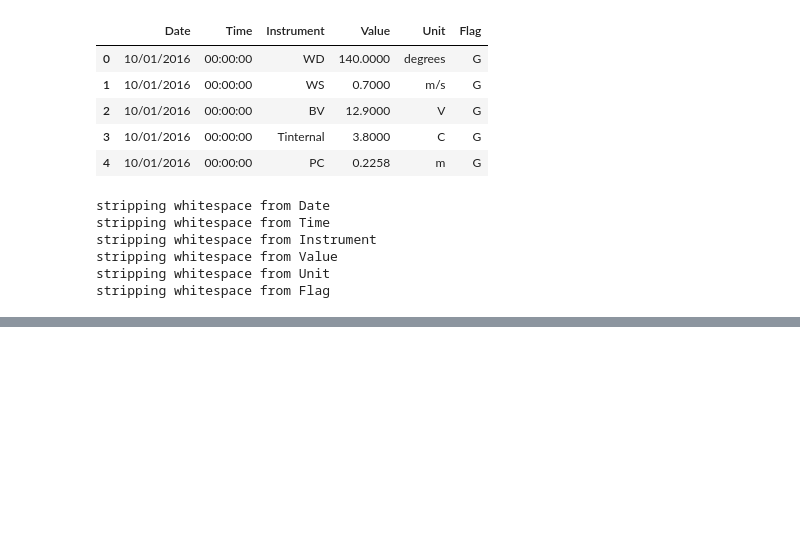
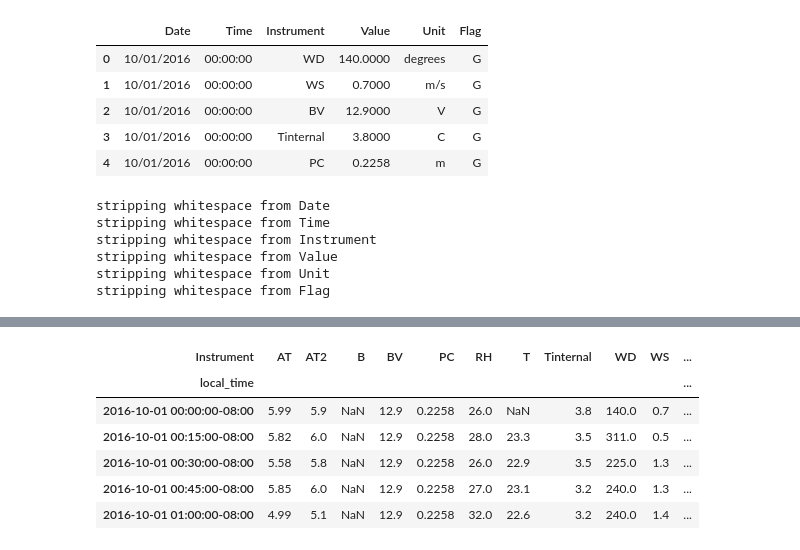
Before and after one commit to ehbaker/WXmunge, a Jupyter notebook: L0_wolv990.ipynb, the cells around one changed output, grey strips where cells are left out. Drawn from its saved outputs; the diff is of its cells as text; code cells hidden in the pictures; blank space fills up the shorter version.

```diff
--- a/L0_wolv990.ipynb
+++ b/L0_wolv990.ipynb
@@ -132,0 +93,10 @@ array([ 0, 14, 15, 29, 30, 44, 45, 59], dtype=int64)
+# %%
+#In the uncommon instance that a sensor has duplicate values at a single timestep, set sensor name and value to NAN
+# - this occurs occasionally during maintenance, as sensors are being renamed and added
+for ii in dat.local_time.unique():
+    testdat=dat[ii:ii]
+    if len(testdat[testdat.Instrument.duplicated()])>0:
+        duplicate_sensor_name=testdat.loc[testdat.Instrument.duplicated(), 'Instrument'][0]
+        print(duplicate_sensor_name + " is being set to NAN at " + str(ii))
+        dat.loc[(dat.Instrument==duplicate_sensor_name) & (dat.index==ii), 'Instrument']=np.nan
+        dat.loc[(dat.Instrument==duplicate_sensor_name) & (dat.index==ii), 'Value']=np.nan
@@ -132,0 +106,14 @@ array([ 0, 14, 15, 29, 30, 44, 45, 59], dtype=int64)
+# %%
+#Cast the data from long -> wide format
+dat=dat.reset_index() #reset index so all unique
+wide_dat=dat.pivot_table(columns='Instrument', values='Value', index='local_time')
+# %%
+wide_dat.head()
+# %% [output]
+| Instrument | AT | AT2 | B | BV | PC | RH | T | Tinternal | WD | WS | ... |
+| local_time |  |  |  |  |  |  |  |  |  |  | ... |
+| 2016-10-01 00:00:00-08:00 | 5.99 | 5.9 | NaN | 12.9 | 0.2258 | 26.0 | NaN | 3.8 | 140.0 | 0.7 | ... |
+| 2016-10-01 00:15:00-08:00 | 5.82 | 6.0 | NaN | 12.9 | 0.2258 | 28.0 | 23.3 | 3.5 | 311.0 | 0.5 | ... |
+| 2016-10-01 00:30:00-08:00 | 5.58 | 5.8 | NaN | 12.9 | 0.2258 | 26.0 | 22.9 | 3.5 | 225.0 | 1.3 | ... |
+| 2016-10-01 00:45:00-08:00 | 5.85 | 6.0 | NaN | 12.9 | 0.2258 | 27.0 | 23.1 | 3.2 | 240.0 | 1.3 | ... |
+| 2016-10-01 01:00:00-08:00 | 4.99 | 5.1 | NaN | 12.9 | 0.2258 | 32.0 | 22.6 | 3.2 | 240.0 | 1.4 | ... |
```
Also changed, not shown: parts of 30 cells of this notebook.
